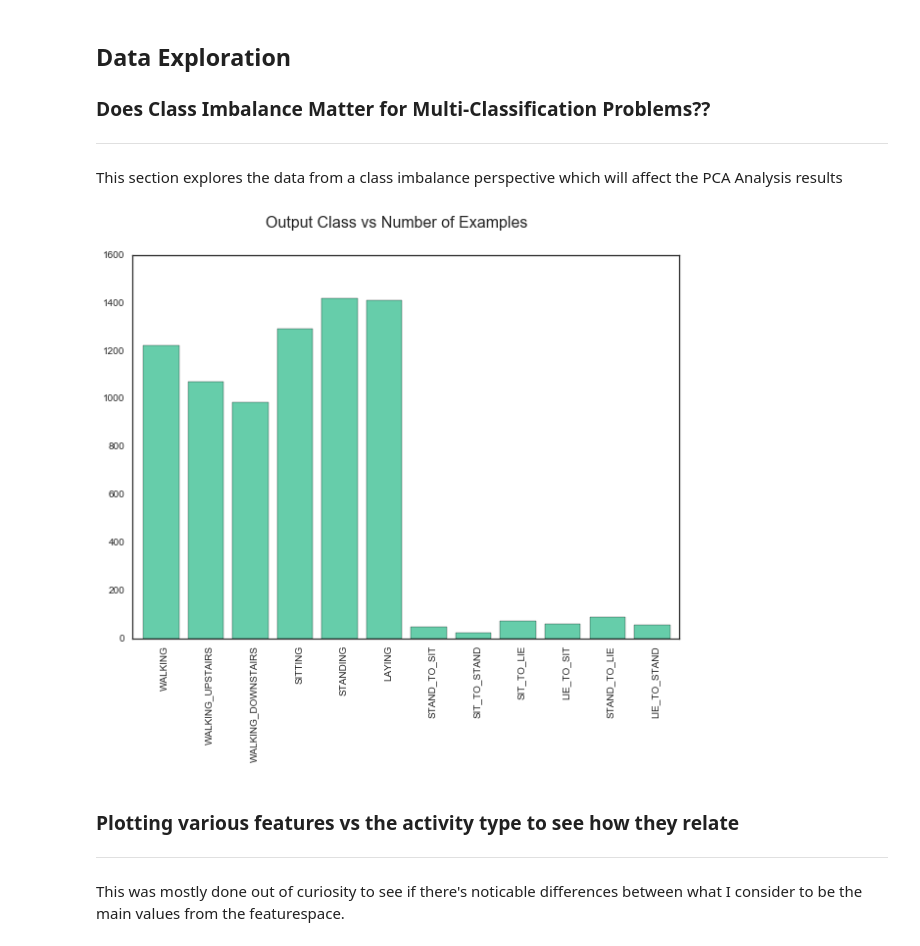
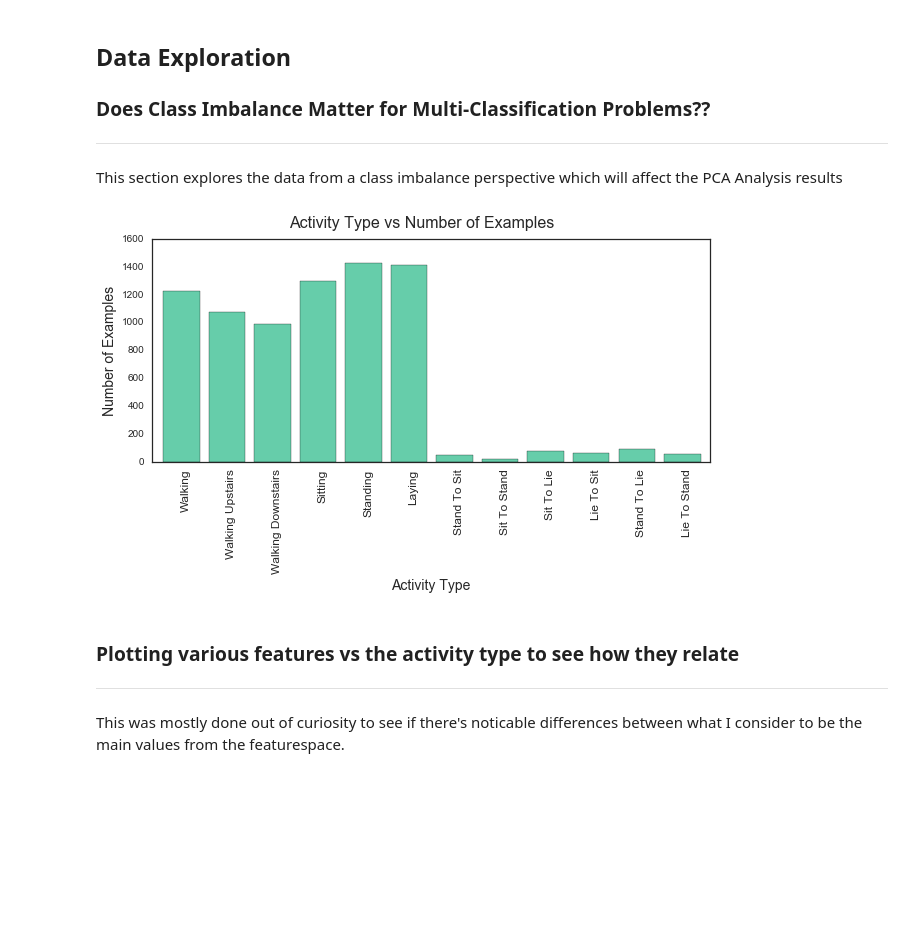
Before and after one commit to todddangerfarr/mlnd-p5-capstone-wearables-activity-tracking, a Jupyter notebook: human-activities-and-postural-transitions.ipynb, the cells around one changed output. Saved outputs shown, nothing was run; the diff lists cells and outputs as text; code cells hidden in the pictures; blank space fills up the shorter version.

Commit message:
Improvements:  Improved overall flow, added new algorithms to test on the data and reworked a lot of the visualizations.

```diff
--- a/human-activities-and-postural-transitions.ipynb
+++ b/human-activities-and-postural-transitions.ipynb
@@ -115,20 +115,25 @@ y_test.columns = ['activity']
 This section explores the data from a class imbalance perspective which will affect the PCA Analysis results
 # %%
 import numpy as np
+import re
 
 activity_type, counts = np.unique(y_train.activity.values, return_counts=True)
 
 sns.set_style('white')
-plt.figure(figsize=(10, 7))
+plt.figure(figsize=(10, 4))
 
 plt.bar(activity_type, counts, color='mediumaquamarine')
-plt.suptitle('Output Class vs Number of Examples', fontsize=16)
-plt.xticks([(x + 1.5) for x in range(len(counts) + 1)], [x.split()[1] for x in activites], rotation=90)
+plt.suptitle('Activity Type vs Number of Examples', fontsize=16)
+plt.xticks([(x + 1.5) for x in range(len(counts) + 1)],
+           [re.sub('[^A-Za-z\s]', ' ', x.split()[1]).title() for x in activites],
+           rotation=90, fontsize=12)
+plt.xlabel('Activity Type', fontsize=14)
 plt.xlim([0.75, 13])
+plt.ylabel('Number of Examples', fontsize=14)
 
 plt.show()
 # %% [output]
-[figure, old version]
+[figure, new version]
 # %% [markdown]
 ### Plotting various features vs the activity type to see how they relate
 
```
Also changed, not shown: parts of 60 cells of this notebook, 13 other files.
